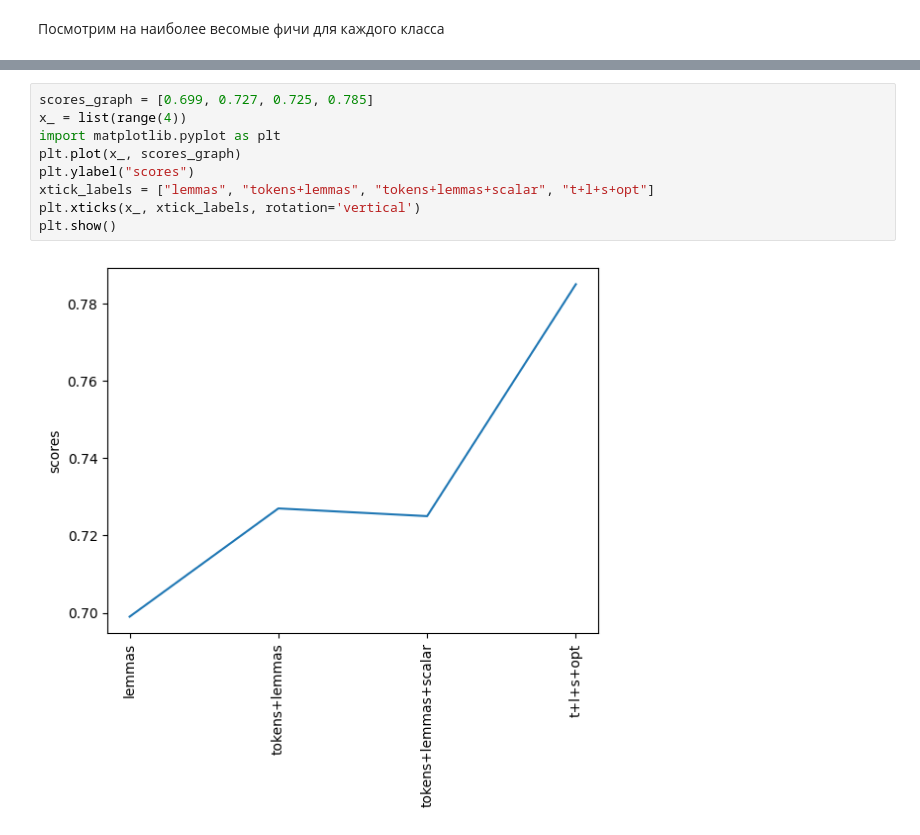
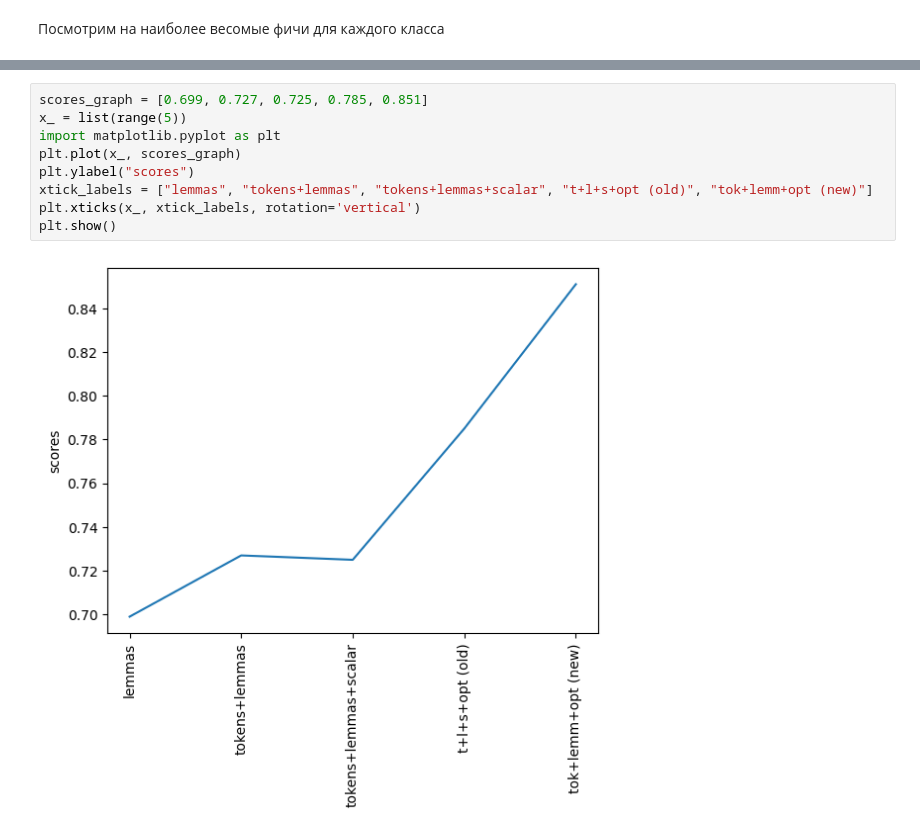
Before and after one commit to Dm12H/MLHLS_2022_Text_authorship_group2, a Jupyter notebook: log_reg_iterations_v2.ipynb, the cells around one changed output, grey strips where cells are left out. Saved outputs shown, nothing was run; the diff lists cells and outputs as text.

Commit message:
changed graph for logreg

```diff
--- a/log_reg_iterations_v2.ipynb
+++ b/log_reg_iterations_v2.ipynb
@@ -267,13 +267,13 @@ get_top_features(label_enc, data_enc, clf, n=15)
 | 13 | когда | театр | среди | бричка | дронов | арестант | глаз | поединок | кериб | улан | ... |
 | 14 | потом | гражданин | порог | запорожец | говорить | чтоб | роман | каждый | отвечал | казаться | ... |
 # %%
-scores_graph = [0.699, 0.727, 0.725, 0.785]
-x_ = list(range(4))
+scores_graph = [0.699, 0.727, 0.725, 0.785, 0.851]
+x_ = list(range(5))
 import matplotlib.pyplot as plt
 plt.plot(x_, scores_graph)
 plt.ylabel("scores")
-xtick_labels = ["lemmas", "tokens+lemmas", "tokens+lemmas+scalar", "t+l+s+opt"]
+xtick_labels = ["lemmas", "tokens+lemmas", "tokens+lemmas+scalar", "t+l+s+opt (old)", "tok+lemm+opt (new)"]
 plt.xticks(x_, xtick_labels, rotation='vertical')
 plt.show()
 # %% [output]
-[figure, old version]
+[figure, new version]
```
